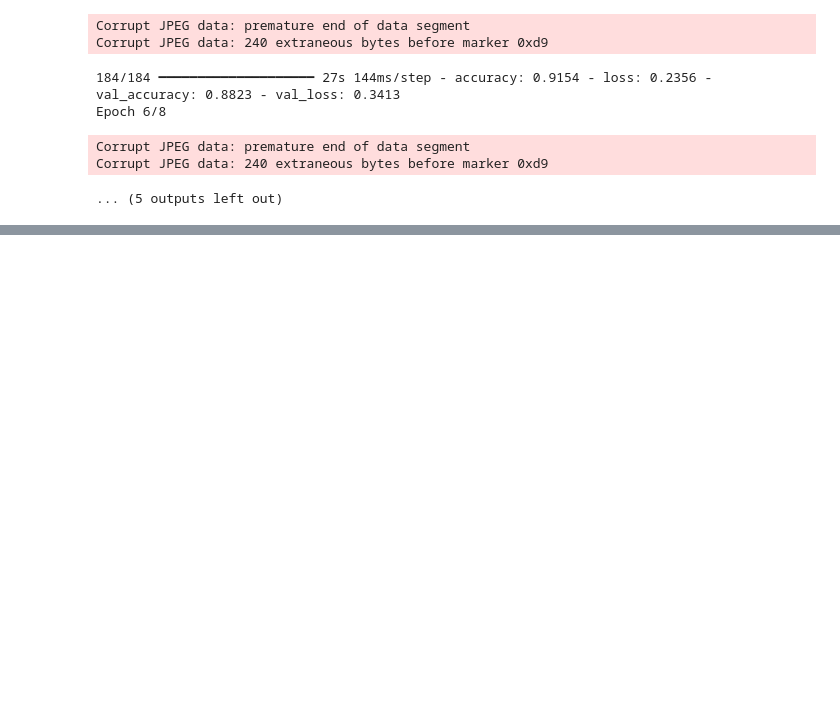
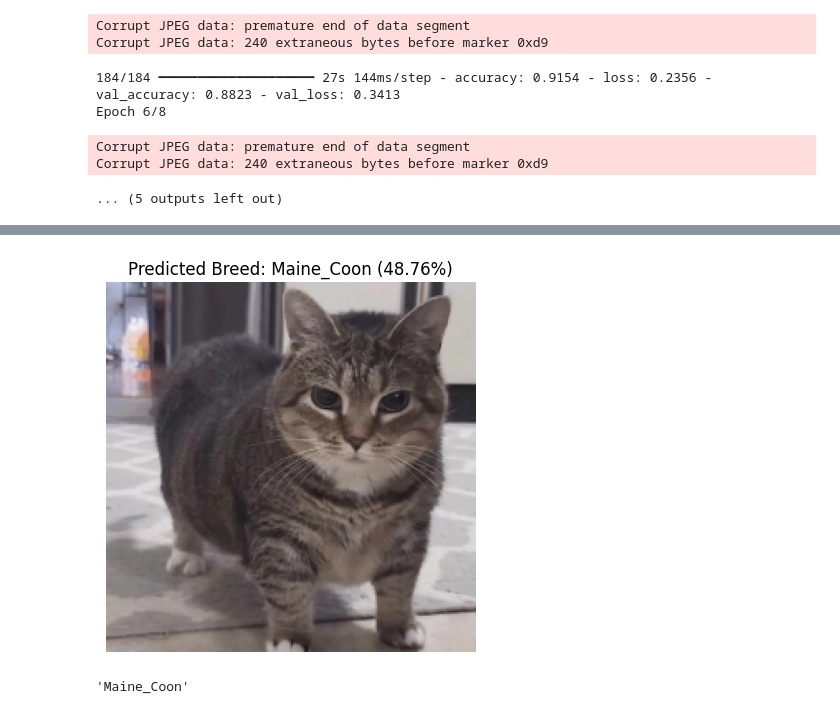
Before and after one commit to megan-es/CatClassificationModel, a Jupyter notebook: PetClassification.ipynb, the cells around one changed output, grey strips where cells are left out. Saved outputs shown, nothing was run; the diff lists cells and outputs as text; code cells hidden in the pictures; blank space fills up the shorter version.

```diff
--- a/PetClassification.ipynb
+++ b/PetClassification.ipynb
@@ -264,0 +281,3 @@ predict_custom_image(image_path)
+# %%
+predict_custom_image("oiia_cat.jpeg")
+# %% [output]
@@ -264,0 +285,2 @@ predict_custom_image(image_path)
+[figure, added]
+'Maine_Coon'
```
Also changed, not shown: parts of 6 cells of this notebook.
